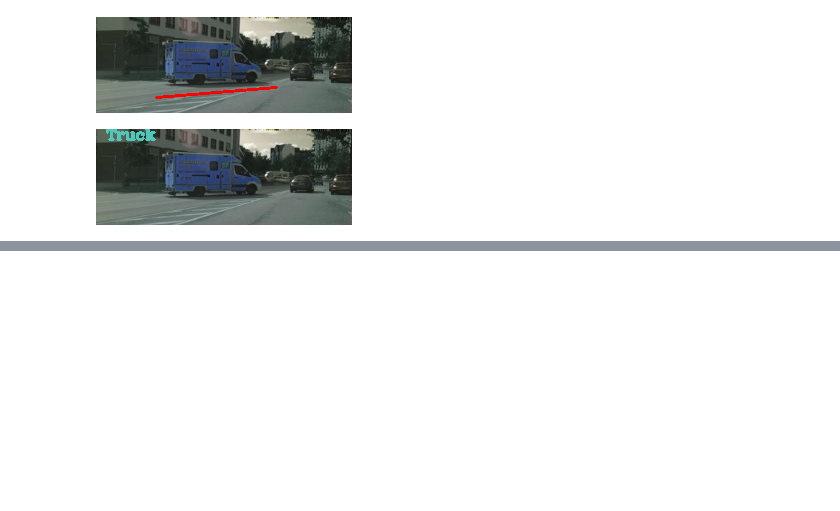
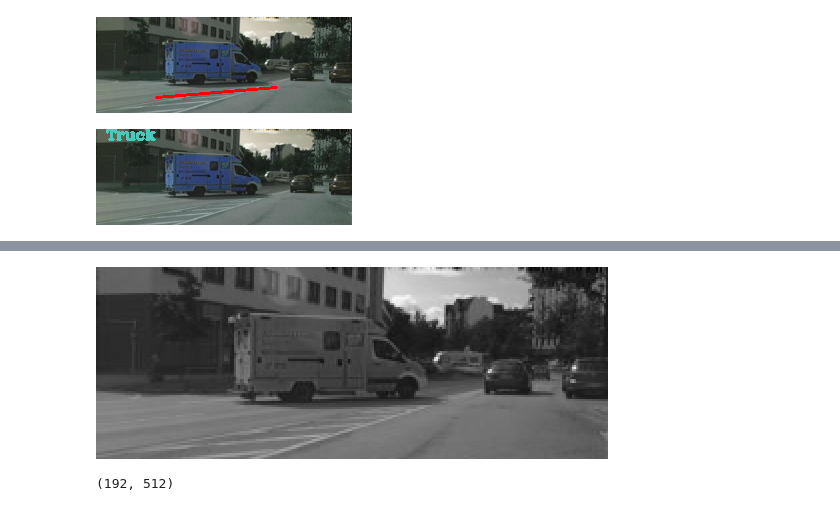
Before and after one commit to zuhurouf/CV-tutorial, a Jupyter notebook: tutorial-01.ipynb, the cells around one changed output, grey strips where cells are left out. Saved outputs shown, nothing was run; the diff lists cells and outputs as text; code cells hidden in the pictures; blank space fills up the shorter version.

```diff
--- a/tutorial-01.ipynb
+++ b/tutorial-01.ipynb
@@ -167,0 +182,8 @@ cv2_imshow(img_copy_4)
+# %%
+# Convert image to greyscale
+greyscale_img = cv2.cvtColor(resized_img, cv2.COLOR_BGR2GRAY)
+cv2_imshow(greyscale_img)
+print(greyscale_img.shape)
+# %% [output]
+[figure, added]
+(192, 512)
```
Also changed, not shown: parts of 5 cells of this notebook.
